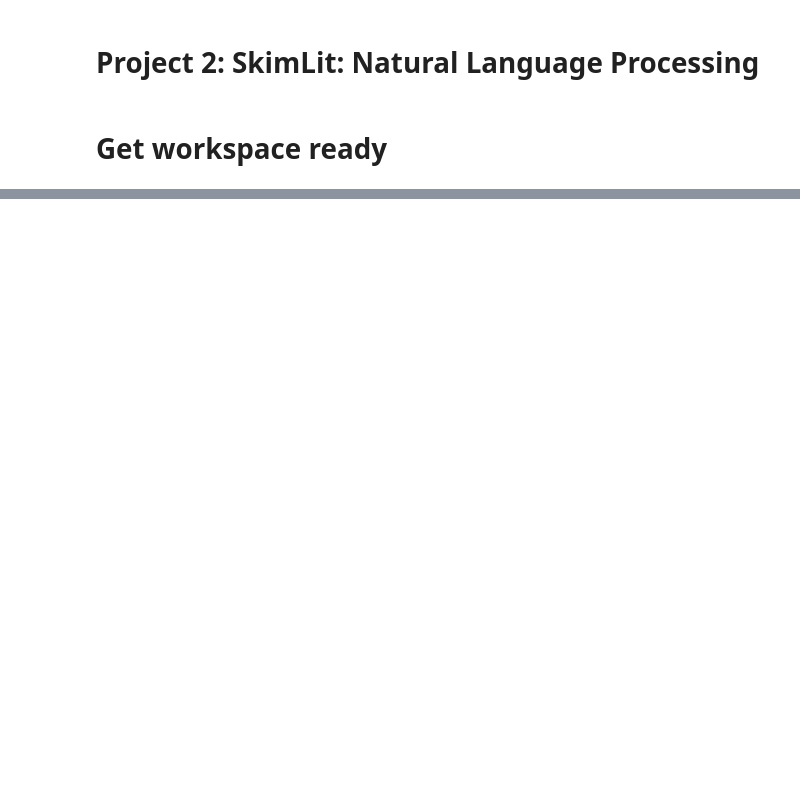
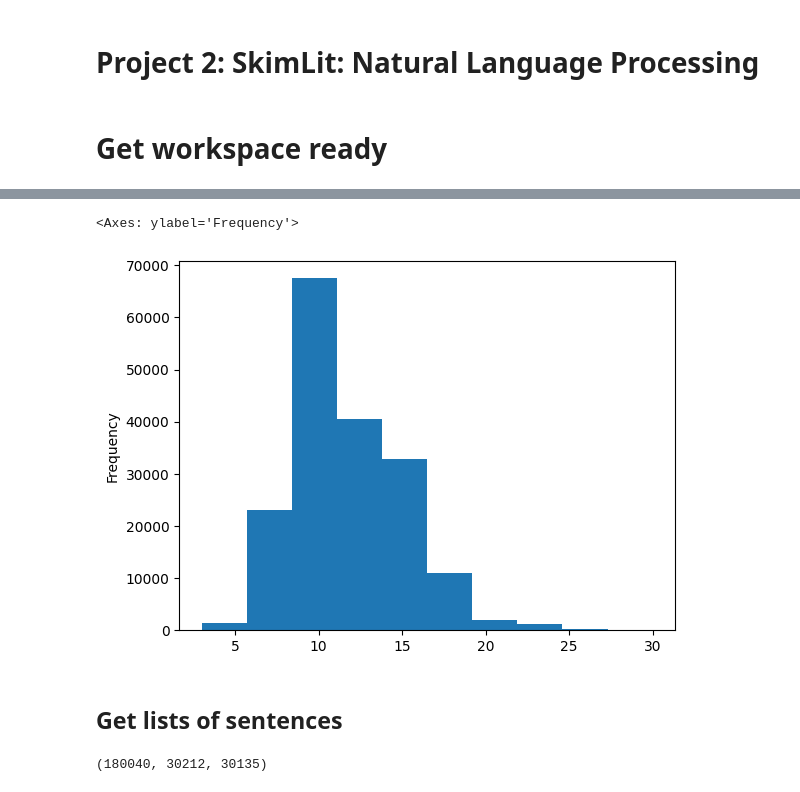
Before and after one commit to OCR-tech/project-MachineLearning, a Jupyter notebook: 2_SkimLit_Natural_Language_Processing/notebook.ipynb, the cells around one changed output, grey strips where cells are left out. Saved outputs shown, nothing was run; the diff lists cells and outputs as text; code cells hidden in the pictures; blank space fills up the shorter version.

```diff
--- a/2_SkimLit_Natural_Language_Processing/notebook.ipynb
+++ b/2_SkimLit_Natural_Language_Processing/notebook.ipynb
@@ -23,0 +72,5 @@ import sklearn
+# %%
+def get_lines(filename):
+
+  with open(filename, "r") as f:
+    return f.readlines()
@@ -23,0 +101,32 @@ import sklearn
+# %%
+def preprocess_text_with_line_numbers(filename):
+
+  input_lines = get_lines(filename)
+  abstract_lines = ""
+  abstract_samples = []
+
+  for line in input_lines:
+    if line.startswith("###"):
+      abstract_id = line
+      abstract_lines = ""
+    elif line.isspace():
+      abstract_line_split = abstract_lines.splitlines()
+
+      for abstract_line_number, abstract_line in enumerate(abstract_line_split):
+        line_data = {}
+        target_text_split = abstract_line.split("\t")
+        line_data["target"] = target_text_split[0]
+        line_data["text"] = target_text_split[1].lower()
+        line_data["line_number"] = abstract_line_number
+        line_data["total_lines"] = len(abstract_line_split) - 1
+        abstract_samples.append(line_data)
+    else:
+      abstract_lines += line
+
+  return abstract_samples
+# %%
+train_samples = preprocess_text_with_line_numbers(data_dir + "train.txt")
+val_samples = preprocess_text_with_line_numbers(data_dir + "dev.txt")
+test_samples = preprocess_text_with_line_numbers(data_dir + "test.txt")
+
+len(train_samples), len(val_samples), len(test_samples)
@@ -23,0 +156,5 @@ import sklearn
+# %%
+train_df = pd.DataFrame(train_samples)
+val_df = pd.DataFrame(val_samples)
+test_df = pd.DataFrame(test_samples)
+train_df.head(14)
@@ -23,0 +188,14 @@ import sklearn
+# %%
+train_df.total_lines.plot.hist()
+# %% [output]
+<Axes: ylabel='Frequency'>
+[figure, added]
+# %% [markdown]
+## Get lists of sentences
+# %%
+train_sentences = train_df["text"].tolist()
+val_sentences = val_df["text"].tolist()
+test_sentences = test_df["text"].tolist()
+len(train_sentences), len(val_sentences), len(test_sentences)
+# %% [output]
+(180040, 30212, 30135)
```
Also changed, not shown: parts of 179 cells of this notebook, 2 other files.
